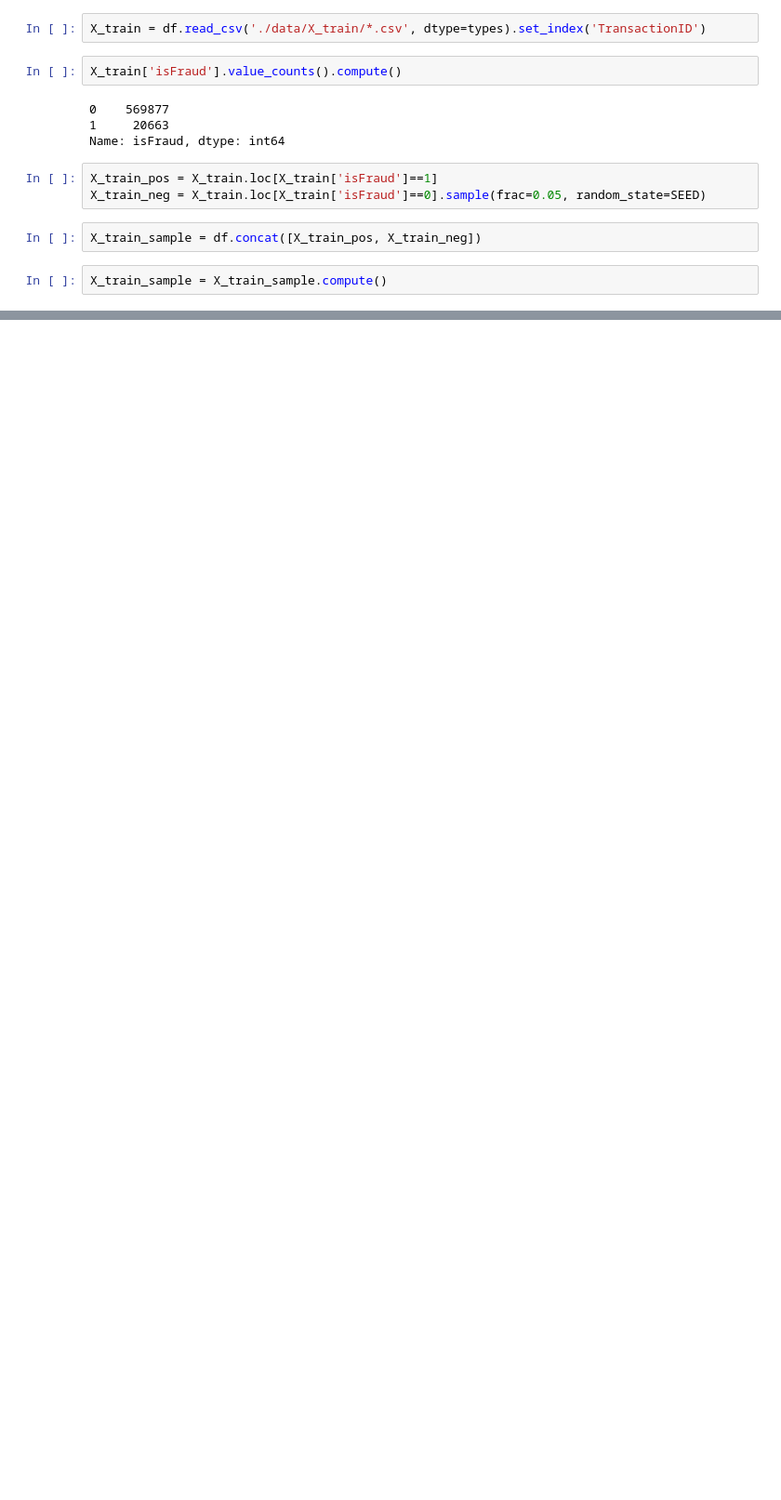
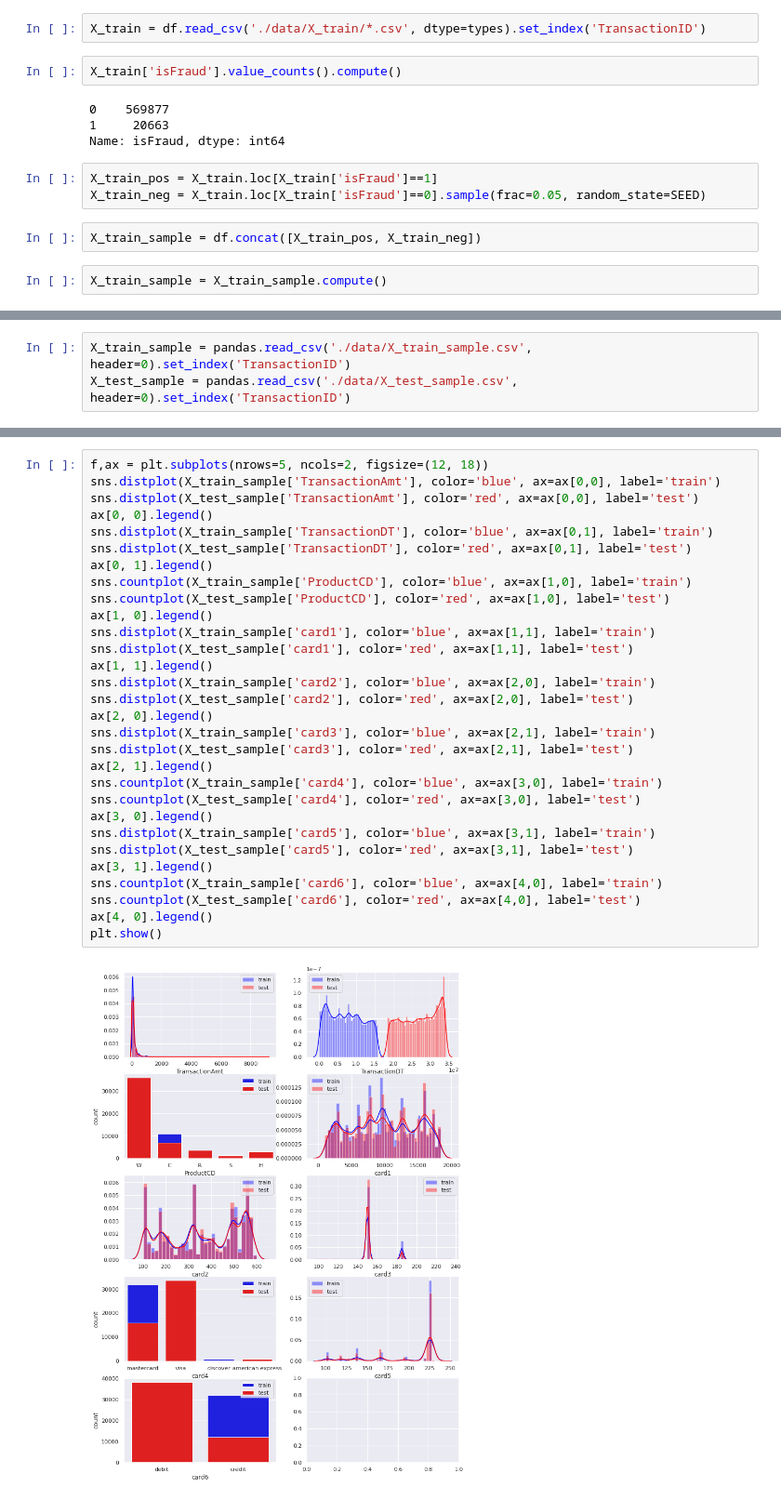
Before and after one commit to VladimirIsakov91/IEEE-CISFraudDetection, a Jupyter notebook: FraudDetection-v2.ipynb, the cells around one changed output, grey strips where cells are left out. Shown at 93% size. Saved outputs shown, nothing was run; the diff lists cells and outputs as text; blank space fills up the shorter version.

Commit message:
Visualization

```diff
--- a/FraudDetection-v2.ipynb
+++ b/FraudDetection-v2.ipynb
@@ -175,0 +188,3 @@ X_train_sample.to_csv('./data/X_train_sample.csv')
+# %%
+X_train_sample = pandas.read_csv('./data/X_train_sample.csv', header=0).set_index('TransactionID')
+X_test_sample = pandas.read_csv('./data/X_test_sample.csv', header=0).set_index('TransactionID')
@@ -175,0 +207,32 @@ X_train_sample.to_csv('./data/X_train_sample.csv')
+# %%
+f,ax = plt.subplots(nrows=5, ncols=2, figsize=(12, 18))
+sns.distplot(X_train_sample['TransactionAmt'], color='blue', ax=ax[0,0], label='train')
+sns.distplot(X_test_sample['TransactionAmt'], color='red', ax=ax[0,0], label='test')
+ax[0, 0].legend()
+sns.distplot(X_train_sample['TransactionDT'], color='blue', ax=ax[0,1], label='train')
+sns.distplot(X_test_sample['TransactionDT'], color='red', ax=ax[0,1], label='test')
+ax[0, 1].legend()
+sns.countplot(X_train_sample['ProductCD'], color='blue', ax=ax[1,0], label='train')
+sns.countplot(X_test_sample['ProductCD'], color='red', ax=ax[1,0], label='test')
+ax[1, 0].legend()
+sns.distplot(X_train_sample['card1'], color='blue', ax=ax[1,1], label='train')
+sns.distplot(X_test_sample['card1'], color='red', ax=ax[1,1], label='test')
+ax[1, 1].legend()
+sns.distplot(X_train_sample['card2'], color='blue', ax=ax[2,0], label='train')
+sns.distplot(X_test_sample['card2'], color='red', ax=ax[2,0], label='test')
+ax[2, 0].legend()
+sns.distplot(X_train_sample['card3'], color='blue', ax=ax[2,1], label='train')
+sns.distplot(X_test_sample['card3'], color='red', ax=ax[2,1], label='test')
+ax[2, 1].legend()
+sns.countplot(X_train_sample['card4'], color='blue', ax=ax[3,0], label='train')
+sns.countplot(X_test_sample['card4'], color='red', ax=ax[3,0], label='test')
+ax[3, 0].legend()
+sns.distplot(X_train_sample['card5'], color='blue', ax=ax[3,1], label='train')
+sns.distplot(X_test_sample['card5'], color='red', ax=ax[3,1], label='test')
+ax[3, 1].legend()
+sns.countplot(X_train_sample['card6'], color='blue', ax=ax[4,0], label='train')
+sns.countplot(X_test_sample['card6'], color='red', ax=ax[4,0], label='test')
+ax[4, 0].legend()
+plt.show()
+# %% [output]
+[figure, added]
```
Also changed, not shown: parts of 19 cells of this notebook.
